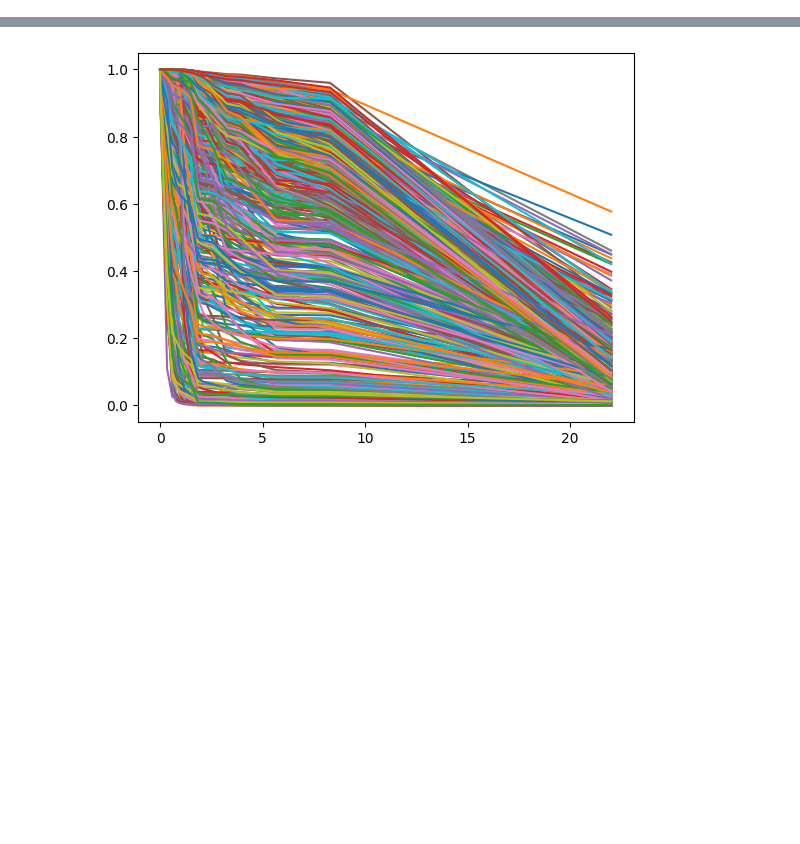
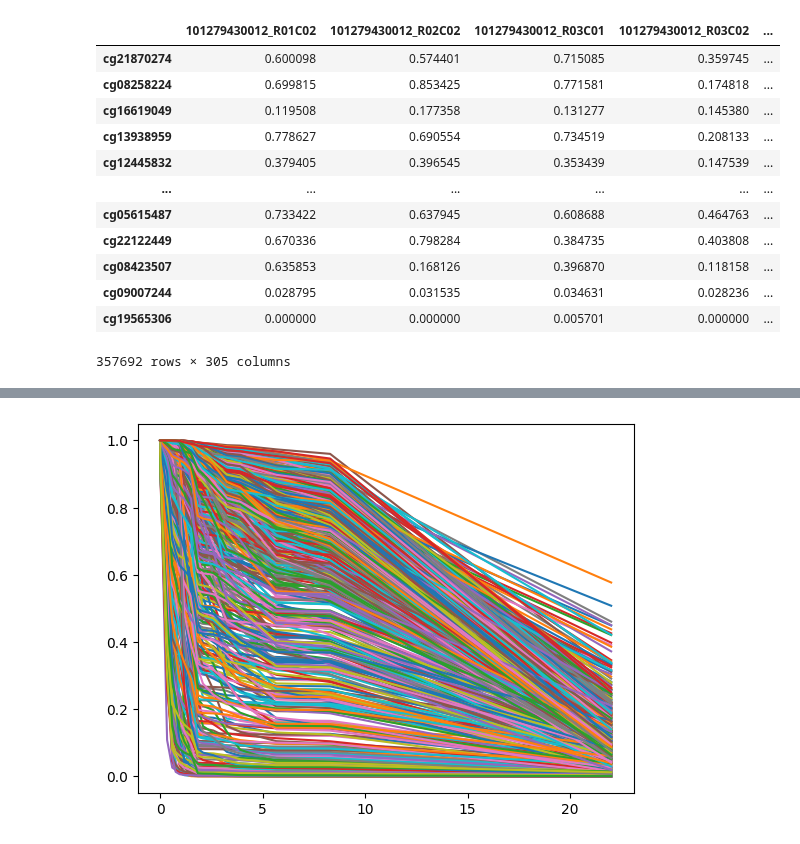
Before and after one commit to sstefan01/methylation-survival, a Jupyter notebook: scratch_eval.ipynb, the cells around one changed output, grey strips where cells are left out. Saved outputs shown, nothing was run; the diff lists cells and outputs as text; code cells hidden in the pictures; blank space fills up the shorter version.

```diff
--- a/scratch_eval.ipynb
+++ b/scratch_eval.ipynb
@@ -11,3 +11,21 @@ from sksurv.metrics import cumulative_dynamic_auc
 from sksurv.util import Surv
 
 from sklearn.metrics import brier_score_loss
+# %%
+beta_sj = pd.read_csv('/hovestadtlab/sabina/methylation-survival/data/beta_sjmb03.csv', index_col=0 )
+# %%
+beta_sj
+# %% [output]
+|  | 101279430012_R01C02 | 101279430012_R02C02 | 101279430012_R03C01 | 101279430012_R03C02 | ... |
+| cg21870274 | 0.600098 | 0.574401 | 0.715085 | 0.359745 | ... |
+| cg08258224 | 0.699815 | 0.853425 | 0.771581 | 0.174818 | ... |
+| cg16619049 | 0.119508 | 0.177358 | 0.131277 | 0.145380 | ... |
+| cg13938959 | 0.778627 | 0.690554 | 0.734519 | 0.208133 | ... |
+| cg12445832 | 0.379405 | 0.396545 | 0.353439 | 0.147539 | ... |
+| ... | ... | ... | ... | ... | ... |
+| cg05615487 | 0.733422 | 0.637945 | 0.608688 | 0.464763 | ... |
+| cg22122449 | 0.670336 | 0.798284 | 0.384735 | 0.403808 | ... |
+| cg08423507 | 0.635853 | 0.168126 | 0.396870 | 0.118158 | ... |
+| cg09007244 | 0.028795 | 0.031535 | 0.034631 | 0.028236 | ... |
+| cg19565306 | 0.000000 | 0.000000 | 0.005701 | 0.000000 | ... |
+357692 rows × 305 columns
```
Also changed, not shown: parts of 12 cells of this notebook, 3 other files.
